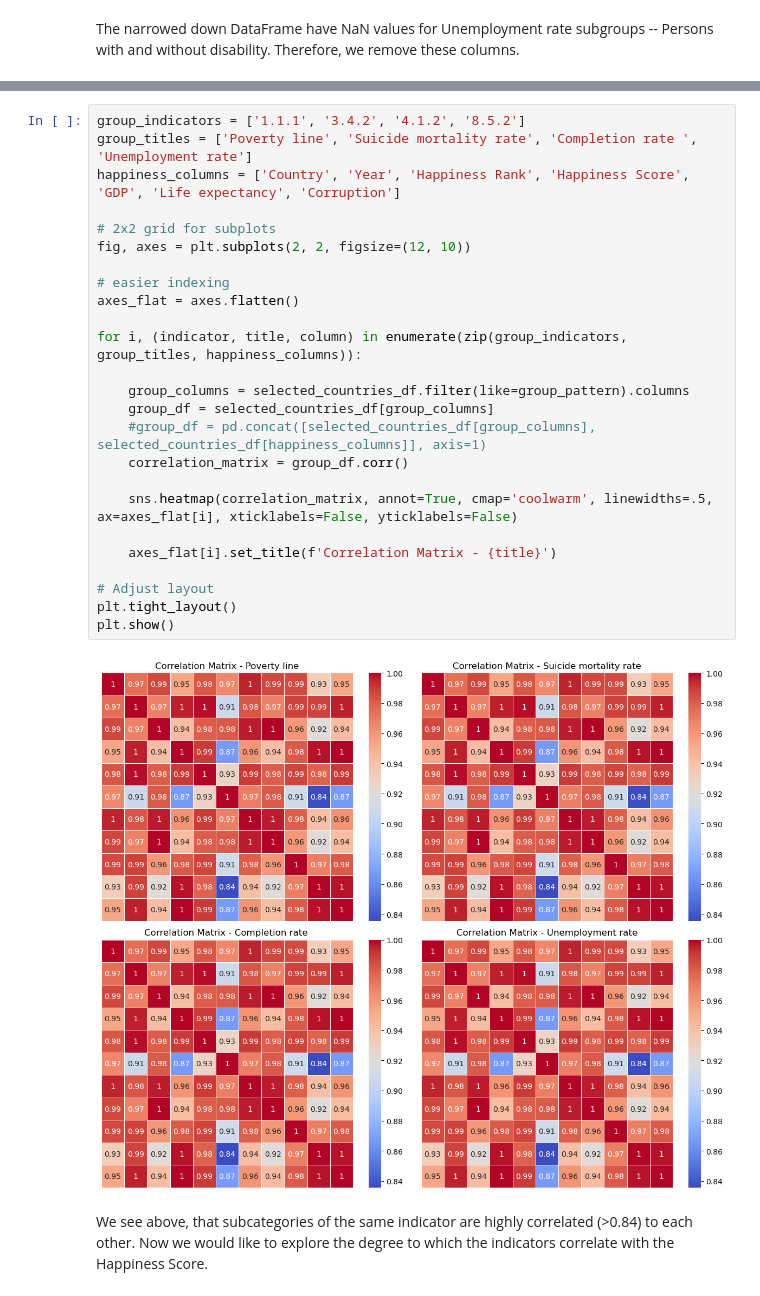
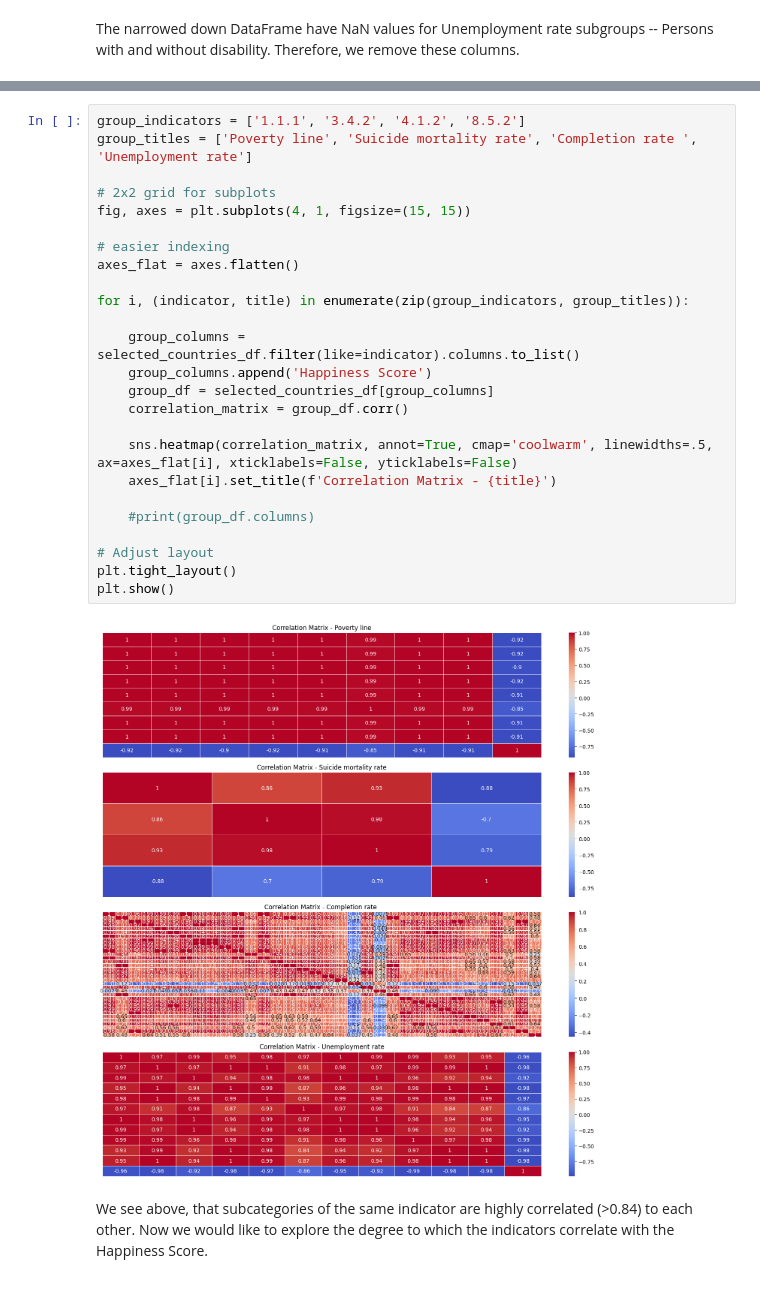
Before and after one commit to lboekestein/DWproject, a Jupyter notebook: src/dataexploring.ipynb, the cells around one changed output, grey strips where cells are left out. Cells and saved outputs as stored; diff of their text form.

Commit message:
fixed correlation matrix visualisation

```diff
--- a/src/dataexploring.ipynb
+++ b/src/dataexploring.ipynb
@@ -397,30 +397,30 @@ ValueError: could not convert string to float: 'Bolivia'
 # %%
 group_indicators = ['1.1.1', '3.4.2', '4.1.2', '8.5.2']
 group_titles = ['Poverty line', 'Suicide mortality rate', 'Completion rate ', 'Unemployment rate']
-happiness_columns = ['Country', 'Year', 'Happiness Rank', 'Happiness Score', 'GDP', 'Life expectancy', 'Corruption']
 
 # 2x2 grid for subplots
-fig, axes = plt.subplots(2, 2, figsize=(12, 10))
+fig, axes = plt.subplots(4, 1, figsize=(15, 15))
 
 # easier indexing
 axes_flat = axes.flatten()
 
-for i, (indicator, title, column) in enumerate(zip(group_indicators, group_titles, happiness_columns)):
+for i, (indicator, title) in enumerate(zip(group_indicators, group_titles)):
 
-    group_columns = selected_countries_df.filter(like=group_pattern).columns
+    group_columns = selected_countries_df.filter(like=indicator).columns.to_list()
+    group_columns.append('Happiness Score')
     group_df = selected_countries_df[group_columns]
-    #group_df = pd.concat([selected_countries_df[group_columns], selected_countries_df[happiness_columns]], axis=1)
     correlation_matrix = group_df.corr()
 
     sns.heatmap(correlation_matrix, annot=True, cmap='coolwarm', linewidths=.5, ax=axes_flat[i], xticklabels=False, yticklabels=False)
+    axes_flat[i].set_title(f'Correlation Matrix - {title}')
 
-    axes_flat[i].set_title(f'Correlation Matrix - {title}')
+    #print(group_df.columns)
 
 # Adjust layout
 plt.tight_layout()
 plt.show()
 # %% [output]
-[figure, old version]
+[figure, new version]
 # %% [markdown]
 We see above, that subcategories of the same indicator are highly correlated (>0.84) to each other. Now we would like to explore the degree to which the indicators correlate with the Happiness Score.
 # %%
```
Also changed, not shown: parts of 1 cell of this notebook.
